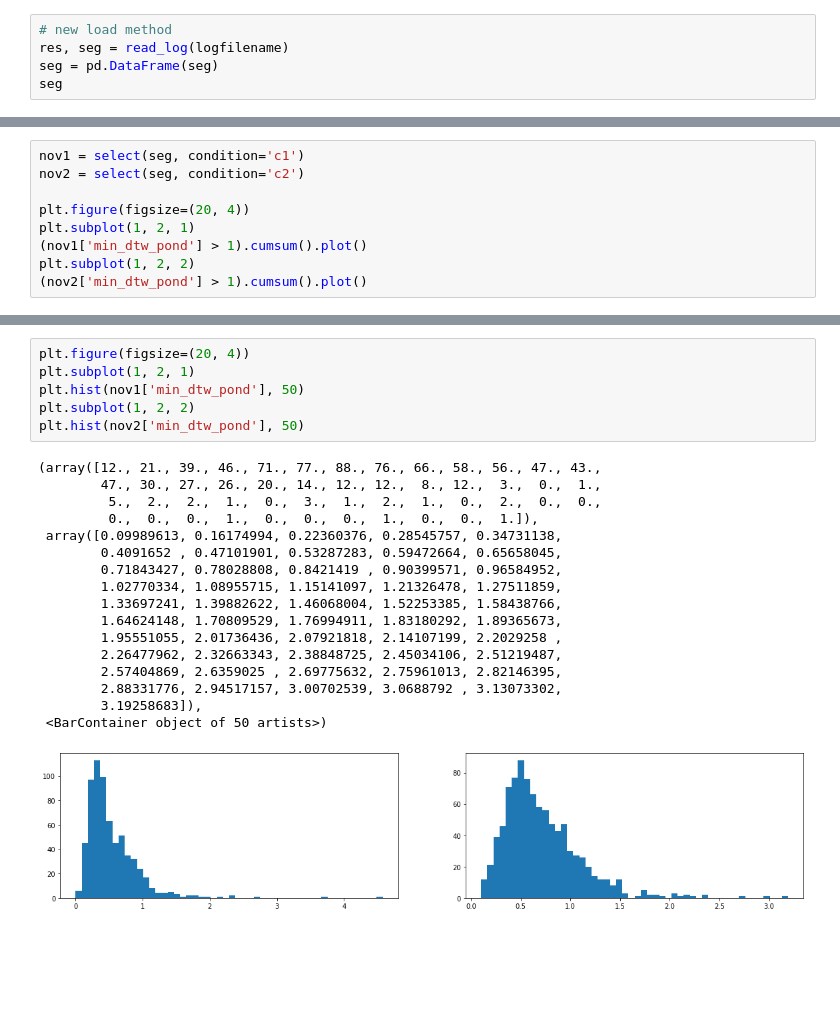
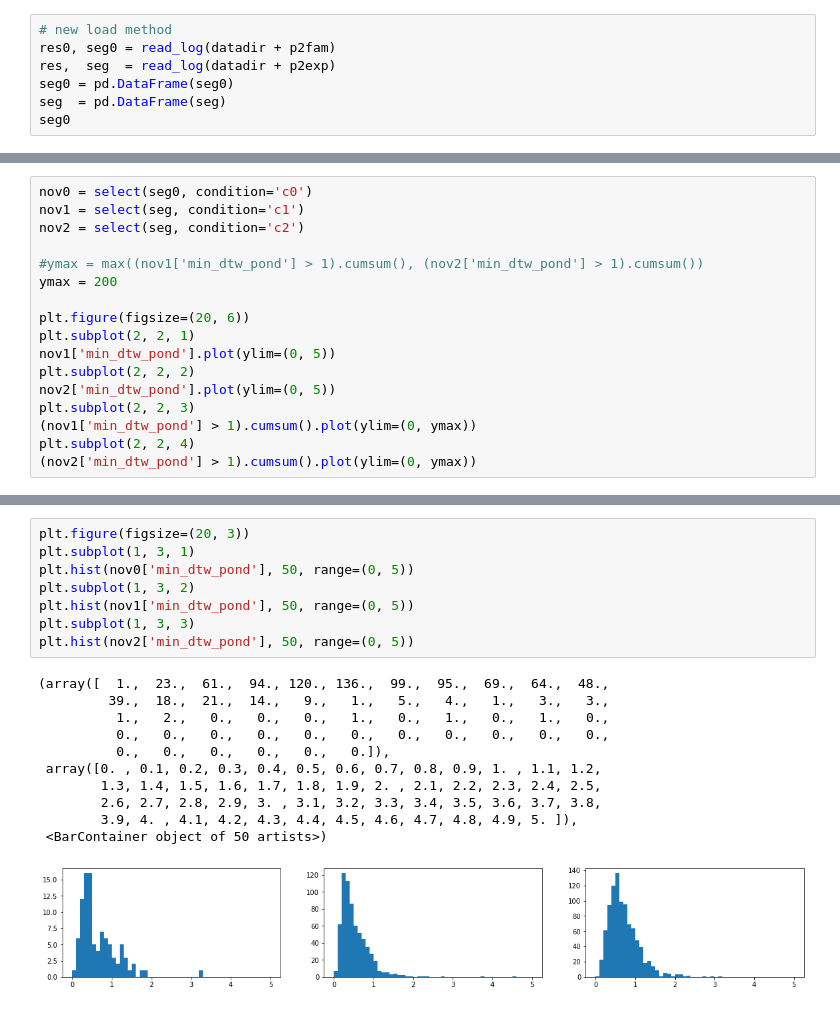
Before and after one commit to ircam-ismm/nime2022-elicitation-demo, a Jupyter notebook: notebooks/novelty_analysis.ipynb, the cells around one changed output, grey strips where cells are left out. Saved outputs shown, nothing was run; the diff lists cells and outputs as text; blank space fills up the shorter version.

```diff
--- a/notebooks/novelty_analysis.ipynb
+++ b/notebooks/novelty_analysis.ipynb
@@ -26,7 +25,9 @@ fb     = df[fbind].dropna(axis=1)
 (seg['min_dtw_pond'] > 1).cumsum().plot()
 # %%
 # new load method
-res, seg = read_log(logfilename)
-seg = pd.DataFrame(seg)
-seg
+res0, seg0 = read_log(datadir + p2fam)
+res,  seg  = read_log(datadir + p2exp)
+seg0 = pd.DataFrame(seg0)
+seg  = pd.DataFrame(seg)
+seg0
 # %% [output]
@@ -50,11 +52,19 @@ seg
 # %%
+nov0 = select(seg0, condition='c0')
 nov1 = select(seg, condition='c1')
 nov2 = select(seg, condition='c2')
 
-plt.figure(figsize=(20, 4))
-plt.subplot(1, 2, 1)
-(nov1['min_dtw_pond'] > 1).cumsum().plot()
-plt.subplot(1, 2, 2)
-(nov2['min_dtw_pond'] > 1).cumsum().plot()
+#ymax = max((nov1['min_dtw_pond'] > 1).cumsum(), (nov2['min_dtw_pond'] > 1).cumsum())
+ymax = 200
+
+plt.figure(figsize=(20, 6))
+plt.subplot(2, 2, 1)
+nov1['min_dtw_pond'].plot(ylim=(0, 5))
+plt.subplot(2, 2, 2)
+nov2['min_dtw_pond'].plot(ylim=(0, 5))
+plt.subplot(2, 2, 3)
+(nov1['min_dtw_pond'] > 1).cumsum().plot(ylim=(0, ymax))
+plt.subplot(2, 2, 4)
+(nov2['min_dtw_pond'] > 1).cumsum().plot(ylim=(0, ymax))
 # %% [output]
 <AxesSubplot:>
@@ -62,24 +72,20 @@ plt.subplot(1, 2, 2)
 # %%
-plt.figure(figsize=(20, 4))
-plt.subplot(1, 2, 1)
-plt.hist(nov1['min_dtw_pond'], 50)
-plt.subplot(1, 2, 2)
-plt.hist(nov2['min_dtw_pond'], 50)
+plt.figure(figsize=(20, 3))
+plt.subplot(1, 3, 1)
+plt.hist(nov0['min_dtw_pond'], 50, range=(0, 5))
+plt.subplot(1, 3, 2)
+plt.hist(nov1['min_dtw_pond'], 50, range=(0, 5))
+plt.subplot(1, 3, 3)
+plt.hist(nov2['min_dtw_pond'], 50, range=(0, 5))
 # %% [output]
-(array([12., 21., 39., 46., 71., 77., 88., 76., 66., 58., 56., 47., 43.,
-        47., 30., 27., 26., 20., 14., 12., 12.,  8., 12.,  3.,  0.,  1.,
-         5.,  2.,  2.,  1.,  0.,  3.,  1.,  2.,  1.,  0.,  2.,  0.,  0.,
-         0.,  0.,  0.,  1.,  0.,  0.,  0.,  1.,  0.,  0.,  1.]),
- array([0.09989613, 0.16174994, 0.22360376, 0.28545757, 0.34731138,
-        0.4091652 , 0.47101901, 0.53287283, 0.59472664, 0.65658045,
-        0.71843427, 0.78028808, 0.8421419 , 0.90399571, 0.96584952,
-        1.02770334, 1.08955715, 1.15141097, 1.21326478, 1.27511859,
-        1.33697241, 1.39882622, 1.46068004, 1.52253385, 1.58438766,
-        1.64624148, 1.70809529, 1.76994911, 1.83180292, 1.89365673,
-        1.95551055, 2.01736436, 2.07921818, 2.14107199, 2.2029258 ,
-        2.26477962, 2.32663343, 2.38848725, 2.45034106, 2.51219487,
-        2.57404869, 2.6359025 , 2.69775632, 2.75961013, 2.82146395,
-        2.88331776, 2.94517157, 3.00702539, 3.0688792 , 3.13073302,
-        3.19258683]),
+(array([  1.,  23.,  61.,  94., 120., 136.,  99.,  95.,  69.,  64.,  48.,
+         39.,  18.,  21.,  14.,   9.,   1.,   5.,   4.,   1.,   3.,   3.,
+          1.,   2.,   0.,   0.,   0.,   1.,   0.,   1.,   0.,   1.,   0.,
+          0.,   0.,   0.,   0.,   0.,   0.,   0.,   0.,   0.,   0.,   0.,
+          0.,   0.,   0.,   0.,   0.,   0.]),
+ array([0. , 0.1, 0.2, 0.3, 0.4, 0.5, 0.6, 0.7, 0.8, 0.9, 1. , 1.1, 1.2,
+        1.3, 1.4, 1.5, 1.6, 1.7, 1.8, 1.9, 2. , 2.1, 2.2, 2.3, 2.4, 2.5,
+        2.6, 2.7, 2.8, 2.9, 3. , 3.1, 3.2, 3.3, 3.4, 3.5, 3.6, 3.7, 3.8,
+        3.9, 4. , 4.1, 4.2, 4.3, 4.4, 4.5, 4.6, 4.7, 4.8, 4.9, 5. ]),
  <BarContainer object of 50 artists>)
-[figure, old version]
+[figure, new version]
```
Also changed, not shown: parts of 4 cells of this notebook.
